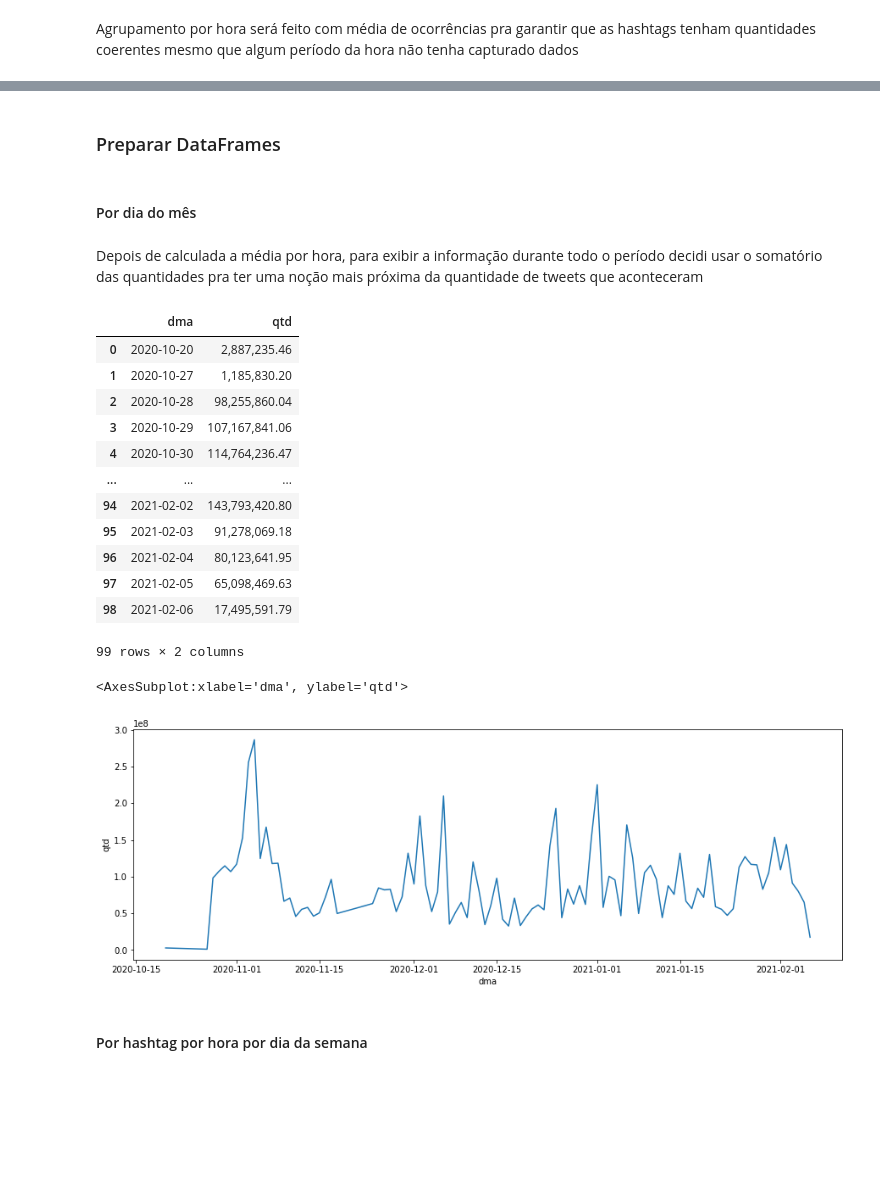
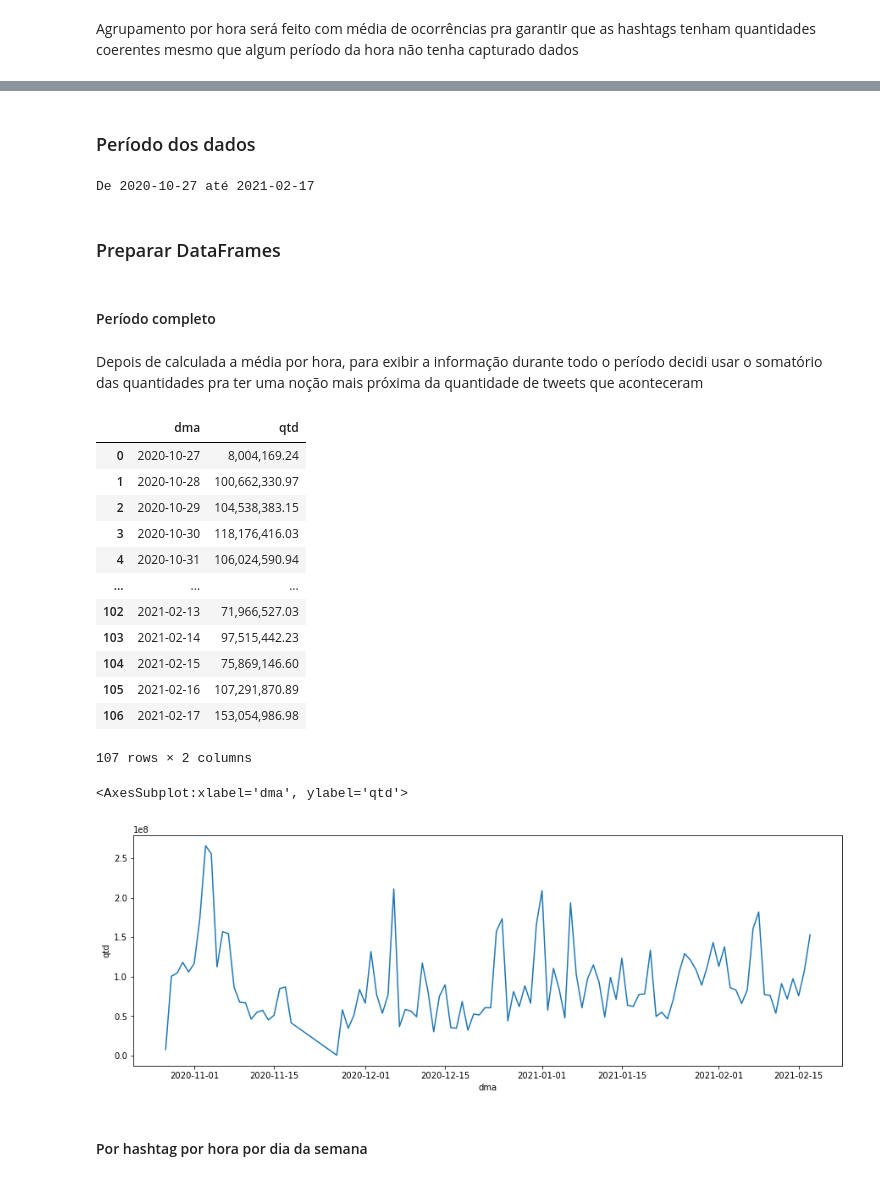
Before and after one commit to Pitako/AnaliseTT, a Jupyter notebook: AnáliseTT.ipynb, the cells around one changed output, grey strips where cells are left out. Cells and saved outputs as stored; diff of their text form; code cells hidden in the pictures; blank space fills up the shorter version.

```diff
--- a/AnáliseTT.ipynb
+++ b/AnáliseTT.ipynb
@@ -87,7 +94,14 @@ tt_unique['hashtag'] = tt_unique.apply(lambda row: row['hashtag'].upper().replac
 # %% [markdown]
 ### Tipo de dados Date
 # %%
-tt_unique['data'] = tt_unique.apply(lambda row: date.datetime.strptime(row.data,'%d/%m/%Y %H:%M:%S'), axis=1)
+tz = pytz.timezone('America/Sao_Paulo')
+utc = pytz.timezone("UTC")
+
+#leitura de dado com timezone UTC, definido na leitura
+tt_unique['data'] = tt_unique.apply(lambda row: utc.localize(date.datetime.strptime(row.data,'%d/%m/%Y %H:%M:%S')), axis=1)
+
+#transformação forçando timezone de São Paulo
+tt_unique['data'] = tt_unique.apply(lambda row: row.data.astimezone(tz), axis=1)
 # %% [markdown]
 ### Quantidade de registros únicos
 # %%
@@ -154,7 +202,13 @@ tt_unique_hora
+# %% [markdown]
+### Período dos dados
+# %%
+print('De {} até {}'.format(tt_unique_hora.dma.min(),tt_unique_hora.dma.max()))
+# %% [output]
+De 2020-10-27 até 2021-02-17
 # %% [markdown]
 ### Preparar DataFrames
-# %% [markdown]
-#### Por dia do mês
+# %% [markdown]
+#### Período completo
 # %% [markdown]
 Depois de calculada a média por hora, para exibir a informação durante todo o período decidi usar o somatório das quantidades pra ter uma noção mais próxima da quantidade de tweets que aconteceram
 # %%
@@ -163,24 +217,24 @@ diaMes = tt_unique_hora.groupby(by=['dma'], as_index=False).qtd.agg('sum')
 diaMes
 # %% [output]
 |  | dma | qtd |
-| 0 | 2020-10-20 | 2,887,235.46 |
-| 1 | 2020-10-27 | 1,185,830.20 |
-| 2 | 2020-10-28 | 98,255,860.04 |
-| 3 | 2020-10-29 | 107,167,841.06 |
-| 4 | 2020-10-30 | 114,764,236.47 |
+| 0 | 2020-10-27 | 8,004,169.24 |
+| 1 | 2020-10-28 | 100,662,330.97 |
+| 2 | 2020-10-29 | 104,538,383.15 |
+| 3 | 2020-10-30 | 118,176,416.03 |
+| 4 | 2020-10-31 | 106,024,590.94 |
 | ... | ... | ... |
-| 94 | 2021-02-02 | 143,793,420.80 |
-| 95 | 2021-02-03 | 91,278,069.18 |
-| 96 | 2021-02-04 | 80,123,641.95 |
-| 97 | 2021-02-05 | 65,098,469.63 |
-| 98 | 2021-02-06 | 17,495,591.79 |
+| 102 | 2021-02-13 | 71,966,527.03 |
+| 103 | 2021-02-14 | 97,515,442.23 |
+| 104 | 2021-02-15 | 75,869,146.60 |
+| 105 | 2021-02-16 | 107,291,870.89 |
+| 106 | 2021-02-17 | 153,054,986.98 |
-99 rows × 2 columns
+107 rows × 2 columns
 # %%
 f, ax = plt.subplots(figsize=(15, 5))
-sns.lineplot(x=diaMes.dma, y=diaMes.qtd, ci=None, ax=ax, markers="o")
+sns.lineplot(x=diaMes.dma, y=diaMes.qtd, ci=None, ax=ax)
 # %% [output]
 <AxesSubplot:xlabel='dma', ylabel='qtd'>
-[figure, old version]
+[figure, new version]
 # %% [markdown]
 #### Por hashtag por hora por dia da semana
 # %% [markdown]
```
Also changed, not shown: parts of 23 cells of this notebook.
